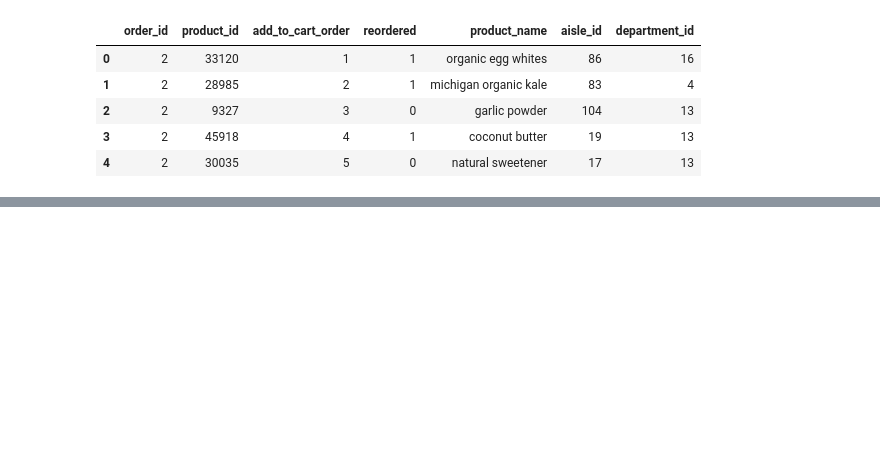
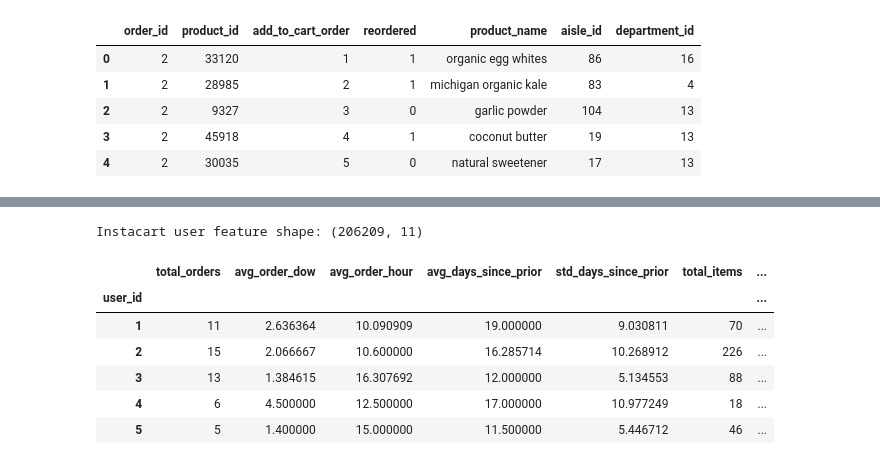
Before and after one commit to TamerAbdel/cds492-instacart-project, a Jupyter notebook: code/cds492_instacart_analysis.ipynb, the cells around one changed output, grey strips where cells are left out. Saved outputs shown, nothing was run; the diff lists cells and outputs as text; code cells hidden in the pictures; blank space fills up the shorter version.

```diff
--- a/code/cds492_instacart_analysis.ipynb
+++ b/code/cds492_instacart_analysis.ipynb
@@ -142,0 +295,50 @@ order_prior_products.head()
+# %%
+# Dataset 1: Instacart user-level features (uses orders, prior, train, products, aisles, departments)
+order_train = pd.read_csv("../data/order_products__train.csv")
+
+product_lookup = products[["product_id", "aisle_id", "department_id"]].copy()
+
+all_order_products = pd.concat([
+    order_prior[["order_id", "product_id", "add_to_cart_order", "reordered"]],
+    order_train[["order_id", "product_id", "add_to_cart_order", "reordered"]],
+], ignore_index=True)
+
+op_with_user = all_order_products.merge(
+    orders[["order_id", "user_id"]],
+    on="order_id",
+    how="left"
+)
+
+op_with_user = op_with_user.merge(product_lookup, on="product_id", how="left")
+
+user_item_features = op_with_user.groupby("user_id").agg(
+    total_items=("product_id", "count"),
+    unique_products=("product_id", "nunique"),
+    reorder_rate=("reordered", "mean"),
+    avg_add_to_cart_order=("add_to_cart_order", "mean"),
+    unique_aisles=("aisle_id", "nunique"),
+    unique_departments=("department_id", "nunique"),
+)
+
+user_order_features = orders.groupby("user_id").agg(
+    total_orders=("order_number", "max"),
+    avg_order_dow=("order_dow", "mean"),
+    avg_order_hour=("order_hour_of_day", "mean"),
+    avg_days_since_prior=("days_since_prior_order", "mean"),
+    std_days_since_prior=("days_since_prior_order", "std"),
+)
+
+instacart_user_features = user_order_features.join(user_item_features, how="inner")
+instacart_user_features = instacart_user_features.fillna(0)
+
+print("Instacart user feature shape:", instacart_user_features.shape)
+instacart_user_features.head()
+# %% [output]
+Instacart user feature shape: (206209, 11)
+|  | total_orders | avg_order_dow | avg_order_hour | avg_days_since_prior | std_days_since_prior | total_items | ... |
+| user_id |  |  |  |  |  |  | ... |
+| 1 | 11 | 2.636364 | 10.090909 | 19.000000 | 9.030811 | 70 | ... |
+| 2 | 15 | 2.066667 | 10.600000 | 16.285714 | 10.268912 | 226 | ... |
+| 3 | 13 | 1.384615 | 16.307692 | 12.000000 | 5.134553 | 88 | ... |
+| 4 | 6 | 4.500000 | 12.500000 | 17.000000 | 10.977249 | 18 | ... |
+| 5 | 5 | 1.400000 | 15.000000 | 11.500000 | 5.446712 | 46 | ... |
```
Also changed, not shown: parts of 12 cells of this notebook.
